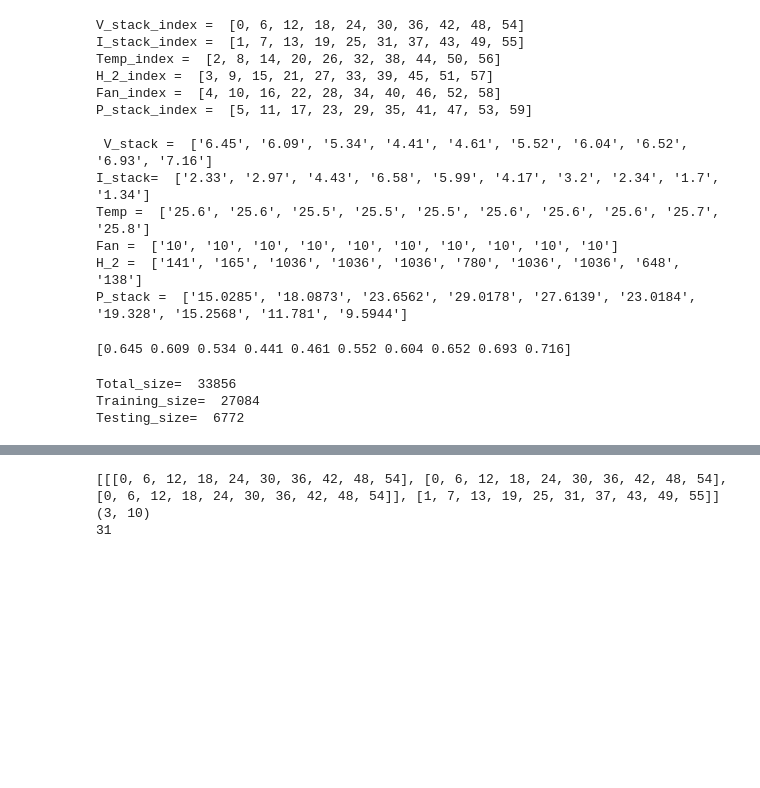
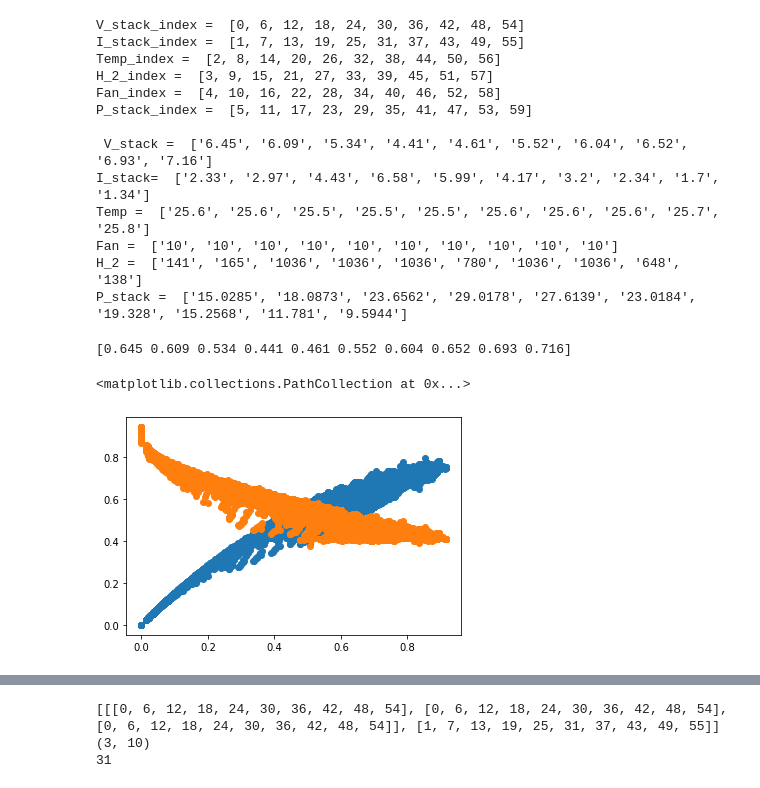
Before and after one commit to Mohamed-derbeli/Application-of-ML-in-a-fuel-cell-system, a Jupyter notebook: Modeling_of_a_Commercial_Heliocentris_PEMFC_System.ipynb, the cells around one changed output, grey strips where cells are left out. Cells and saved outputs as stored; diff of their text form; code cells hidden in the pictures; blank space fills up the shorter version.

```diff
--- a/Modeling_of_a_Commercial_Heliocentris_PEMFC_System.ipynb
+++ b/Modeling_of_a_Commercial_Heliocentris_PEMFC_System.ipynb
@@ -115,48 +114,24 @@ P_stack =  ['15.0285', '18.0873', '23.6562', '29.0178', '27.6139', '23.0184', '1
 # %%
 V_stack=np.array(V_stack, dtype=float)
 I_stack=np.array(I_stack, dtype=float)
 Temp=np.array(Temp, dtype=float)
 Fan=np.array(Fan, dtype=float)
 H_2=np.array(H_2, dtype=float)
 P_stack=np.array(P_stack, dtype=float)
 
 #Data normalization
 V_stack=V_stack/10
 I_stack=I_stack/10
 Temp=Temp/50
 Fan=Fan/100
 H_2=H_2/1100
 P_stack=P_stack/50
 
 print(V_stack[0:10])
+
+plt.scatter(I_stack, P_stack)
+plt.scatter(I_stack, V_stack)
 # %% [output]
 [0.645 0.609 0.534 0.441 0.461 0.552 0.604 0.652 0.693 0.716]
+<matplotlib.collections.PathCollection at 0x...>
+[figure, added]
-# %%
-Total_size=len(V_stack)
-Training_size= int(.8 * Total_size)
-Testing_size= Total_size - Training_size
-
-#training data
-V_stack_train=V_stack[:Training_size]
-I_stack_train=I_stack[:Training_size]
-Temp_train=Temp[:Training_size]
-Fan_train=Fan[:Training_size]
-H_2_train=H_2[:Training_size]
-P_stack_train=P_stack[:Training_size]
-
-#testing data
-V_stack_test=V_stack[Training_size:]
-I_stack_test=I_stack[Training_size:]
-Temp_test=Temp[Training_size:]
-Fan_test=Fan[Training_size:]
-H_2_test=H_2[Training_size:]
-P_stack_test=P_stack[Training_size:]
-
-print("Total_size= ", Total_size)
-print("Training_size= ", Training_size)
-print("Testing_size= ", Testing_size)
-# print(len(V_stack_train))
-# %% [output]
-Total_size=  33856
-Training_size=  27084
-Testing_size=  6772
```
Also changed, not shown: parts of 2 cells of this notebook.
